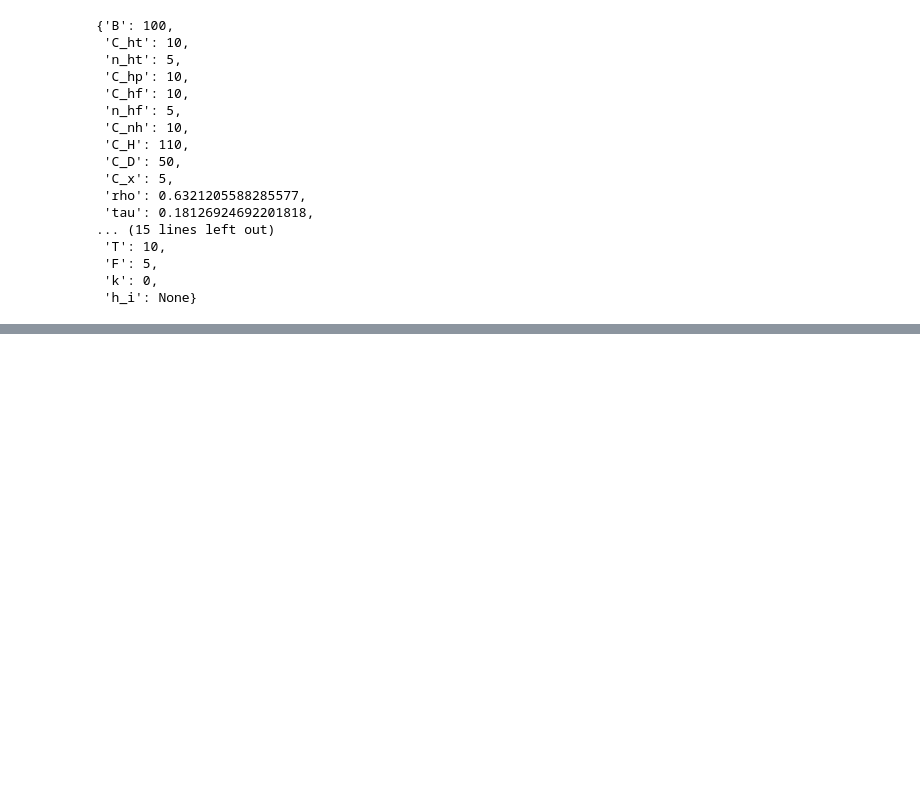
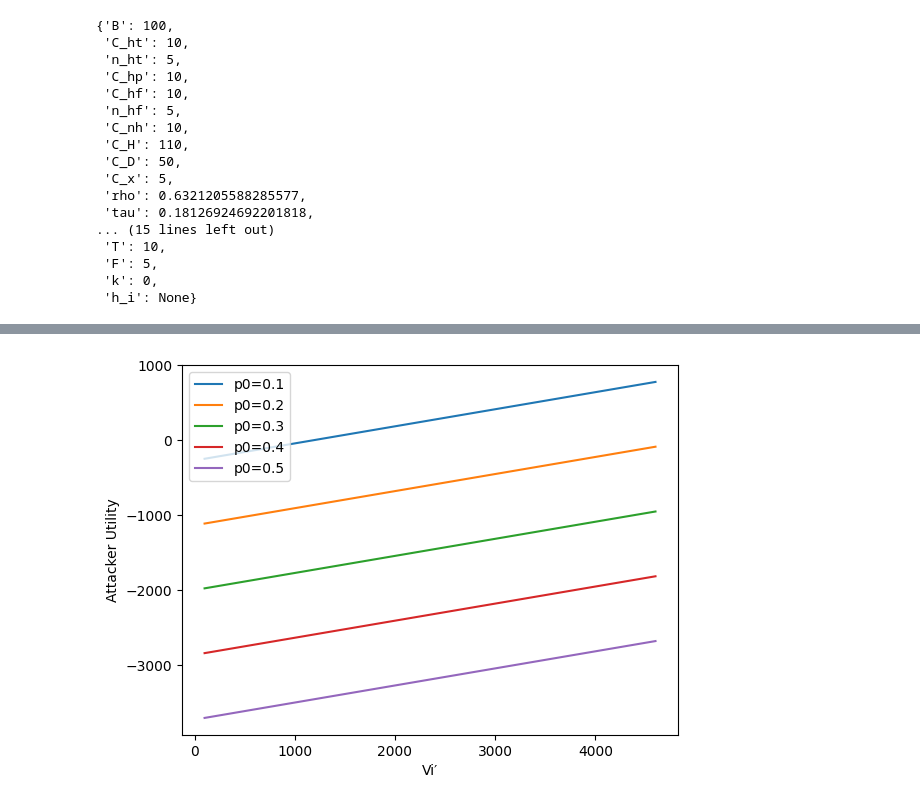
Before and after one commit to bhusalb/gt-ransomware-simulation, a Jupyter notebook: Ransomware_simulation.ipynb, the cells around one changed output, grey strips where cells are left out. Saved outputs shown, nothing was run; the diff lists cells and outputs as text; code cells hidden in the pictures; blank space fills up the shorter version.

```diff
--- a/Ransomware_simulation.ipynb
+++ b/Ransomware_simulation.ipynb
@@ -1378,31 +1434,33 @@ Ei = defaultdict(list)
 # Define realistic ranges for the variables
 V_range = range(100, 5000, 500)
 p0_range = [0.1,0.2,0.3,0.4,0.5]
 
 for p0 in p0_range:
     for V in V_range:
         p = sample.clone()
         p.V_i_prime=V
         p.p_1=p0
         p=p.clone()
         e_a_b_1 = t_u_3_1(p)
 
         Fi[p0].append(V)
         Ei[p0].append(e_a_b_1)
 
 # Generate multiple lines on the same plot
 for p0 in p0_range:
     plt.plot(Fi[p0], Ei[p0], label=f'p0={p0}')
 
 # Adding title and labels
-plt.xlabel("V_i_prime")
+plt.xlabel("Vi′")
 plt.ylabel("Attacker Utility")
 
 # Adding a legend
 plt.legend()
 
 plt.savefig("n13.pdf", format="pdf", bbox_inches="tight")
 
 
 # Displaying the plot
 plt.show()
+# %% [output]
+[figure, added]
```
Also changed, not shown: parts of 32 cells of this notebook.
